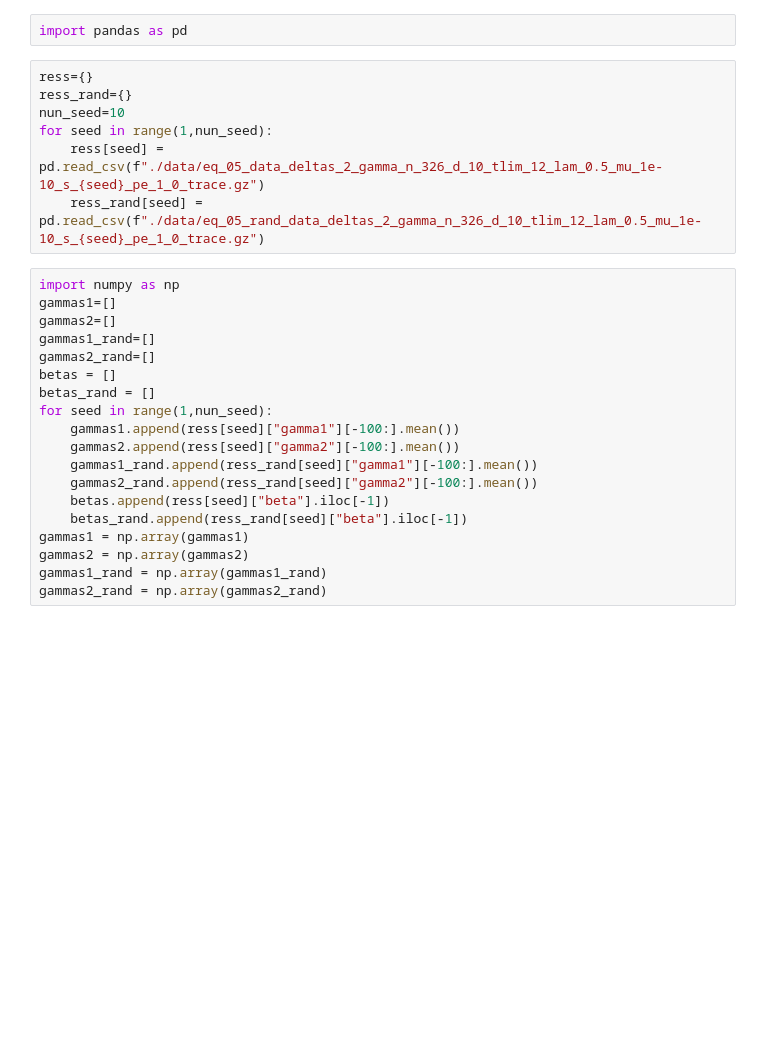
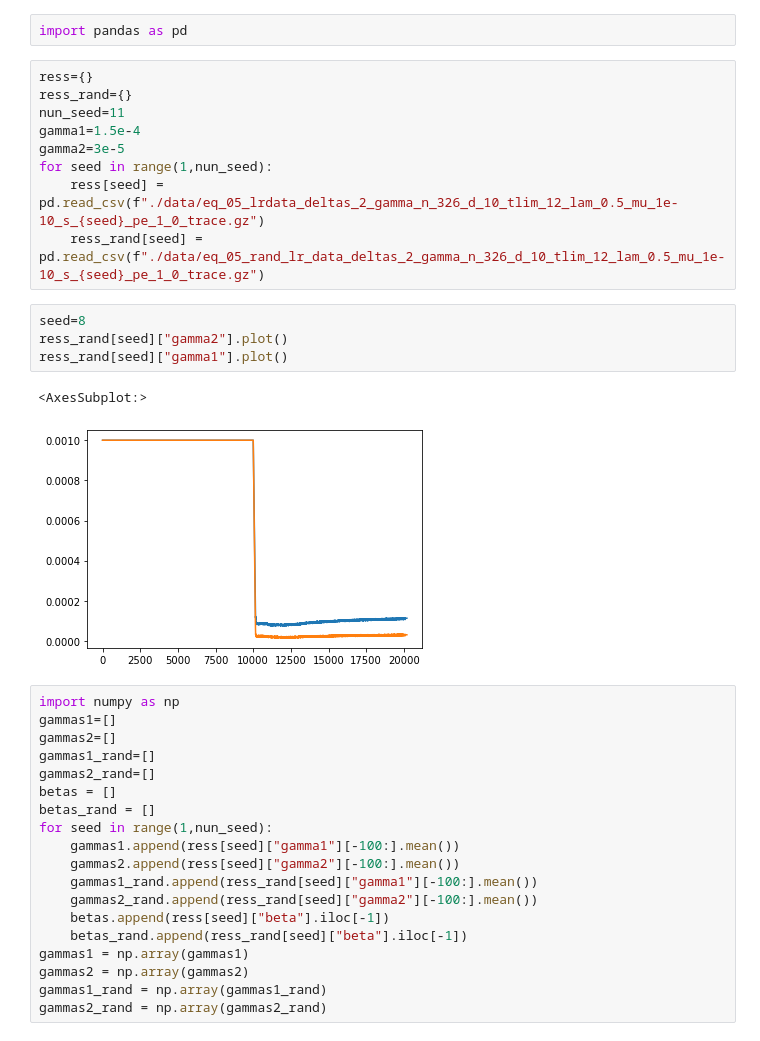
Before and after one commit to ocadni/annfore-results, a Jupyter notebook: results/parameters/i_bird/read_data.ipynb, the cells around one changed output. Saved outputs shown, nothing was run; the diff lists cells and outputs as text; blank space fills up the shorter version.

Commit message:
new image params

```diff
--- a/results/parameters/i_bird/read_data.ipynb
+++ b/results/parameters/i_bird/read_data.ipynb
@@ -3,10 +3,19 @@ import pandas as pd
 # %%
 ress={}
 ress_rand={}
-nun_seed=10
+nun_seed=11
+gamma1=1.5e-4
+gamma2=3e-5
 for seed in range(1,nun_seed):
-    ress[seed] = pd.read_csv(f"./data/eq_05_data_deltas_2_gamma_n_326_d_10_tlim_12_lam_0.5_mu_1e-10_s_{seed}_pe_1_0_trace.gz")
-    ress_rand[seed] = pd.read_csv(f"./data/eq_05_rand_data_deltas_2_gamma_n_326_d_10_tlim_12_lam_0.5_mu_1e-10_s_{seed}_pe_1_0_trace.gz")
+    ress[seed] = pd.read_csv(f"./data/eq_05_lrdata_deltas_2_gamma_n_326_d_10_tlim_12_lam_0.5_mu_1e-10_s_{seed}_pe_1_0_trace.gz")
+    ress_rand[seed] = pd.read_csv(f"./data/eq_05_rand_lr_data_deltas_2_gamma_n_326_d_10_tlim_12_lam_0.5_mu_1e-10_s_{seed}_pe_1_0_trace.gz")
+# %%
+seed=8
+ress_rand[seed]["gamma2"].plot()
+ress_rand[seed]["gamma1"].plot()
+# %% [output]
+<AxesSubplot:>
+[figure, added]
 # %%
 import numpy as np
 gammas1=[]
```
Also changed, not shown: parts of 23 cells of this notebook, 3 other files.
